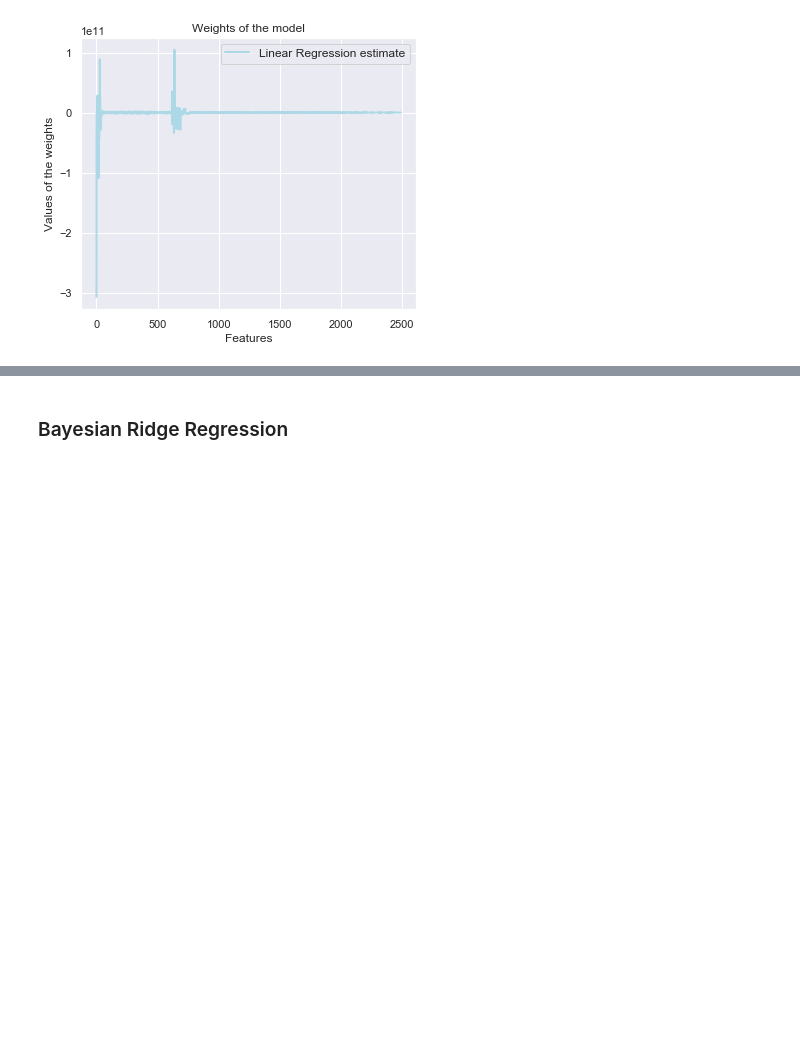
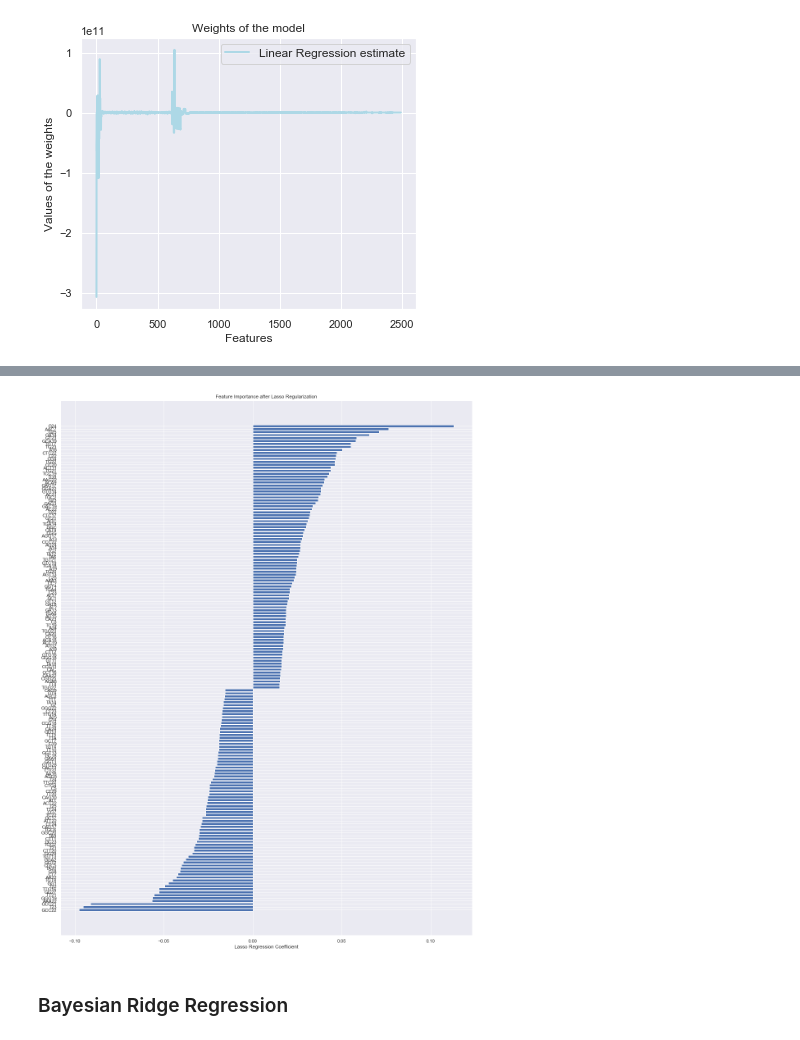
Before and after one commit to hayitsian/Gene-Editing-Guide-LM, a Jupyter notebook: Model.ipynb, the cells around one changed output, grey strips where cells are left out. Cells and saved outputs as stored; diff of their text form; code cells hidden in the pictures; blank space fills up the shorter version.

```diff
--- a/Model.ipynb
+++ b/Model.ipynb
@@ -227,0 +300,3 @@ plt.legend(loc="best", prop=dict(size=12))
+# %%
+important_feats = lasso_df[abs(lasso_df['Coefs']) > 0.015]
+important_feats
@@ -228,3 +317,13 @@ plt.legend(loc="best", prop=dict(size=12))
+# %%
+feature_sorted = important_feats.sort_values(by='Coefs')
+fig = plt.figure(figsize=(18, 24))
+plt.barh(feature_sorted["Features"], feature_sorted["Coefs"])
+plt.title("Feature Importance after Lasso Regularization")
+plt.xlabel("Lasso Regression Coefficient")
+plt.savefig("OnTarget Feature Importance after Lasso.png")
+plt.show()
+# %% [output]
+[figure, added]
 # %% [markdown]
 ### Bayesian Ridge Regression
 # %%
```
Also changed, not shown: parts of 12 cells of this notebook, 8 other files.
